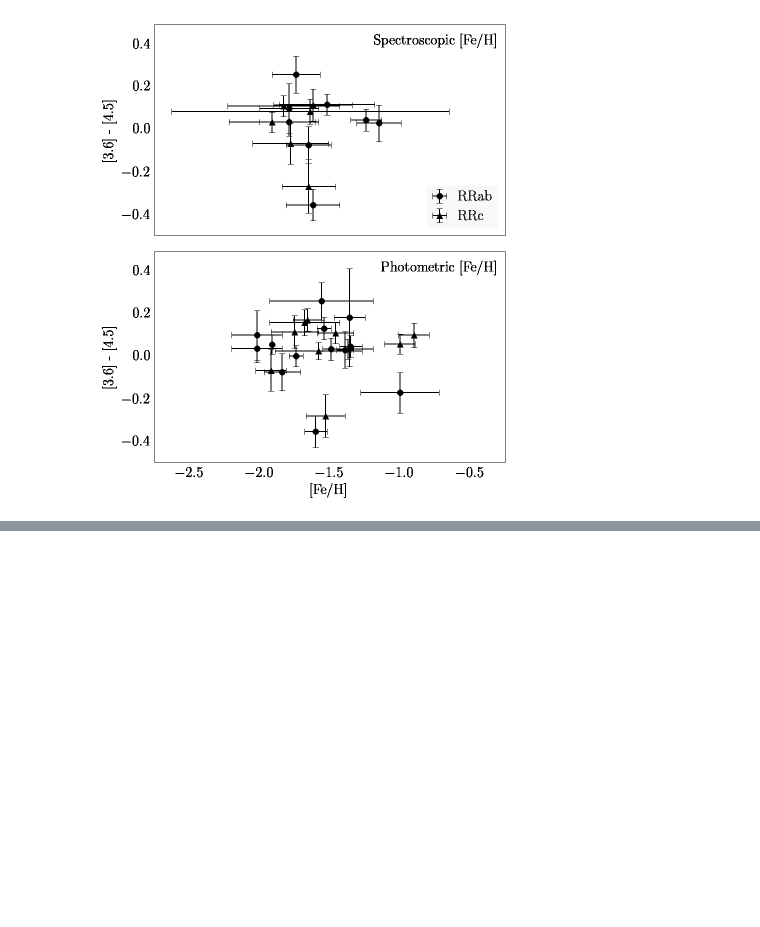
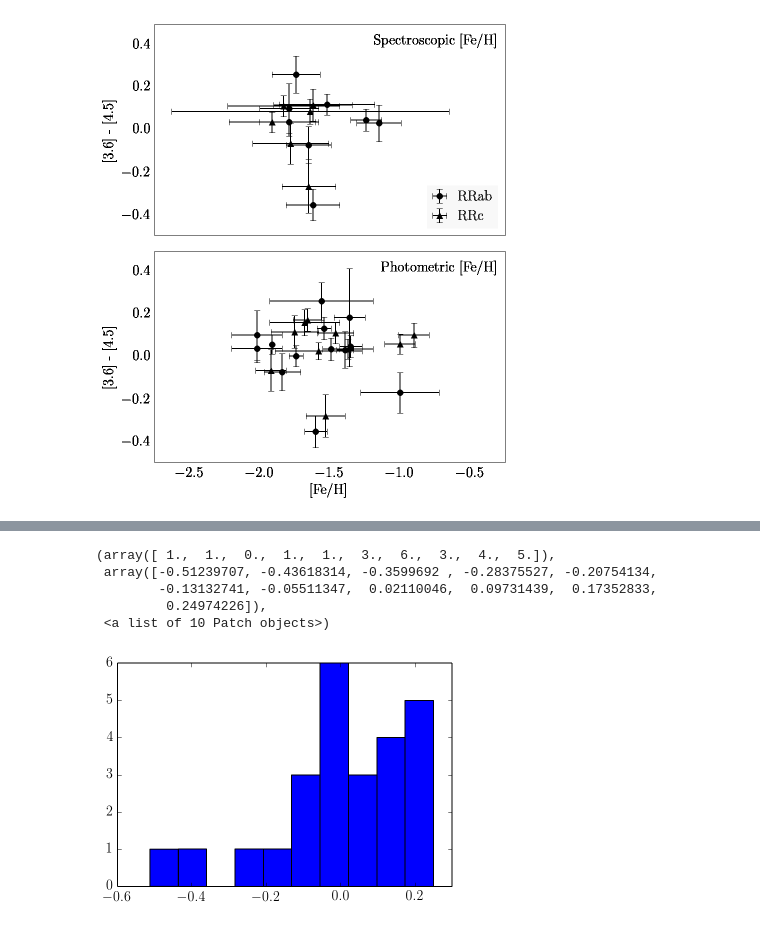
Before and after one commit to vickyscowcroft/omegaCen, a Jupyter notebook: reworked_fitting_code/metallicity_residual_plots.ipynb, the cells around one changed output, grey strips where cells are left out. Saved outputs shown, nothing was run; the diff lists cells and outputs as text; code cells hidden in the pictures; blank space fills up the shorter version.

```diff
--- a/reworked_fitting_code/metallicity_residual_plots.ipynb
+++ b/reworked_fitting_code/metallicity_residual_plots.ipynb
@@ -263,0 +282,9 @@ fig.savefig('final_plots/metallicity_color_clipped.pdf')
+# %%
+plt.hist(df.resid_m4_4[condition_1].values)
+# %% [output]
+(array([ 1.,  1.,  0.,  1.,  1.,  3.,  6.,  3.,  4.,  5.]),
+ array([-0.51239707, -0.43618314, -0.3599692 , -0.28375527, -0.20754134,
+        -0.13132741, -0.05511347,  0.02110046,  0.09731439,  0.17352833,
+         0.24974226]),
+ <a list of 10 Patch objects>)
+[figure, added]
```
Also changed, not shown: parts of 8 cells of this notebook, 16 other files.
